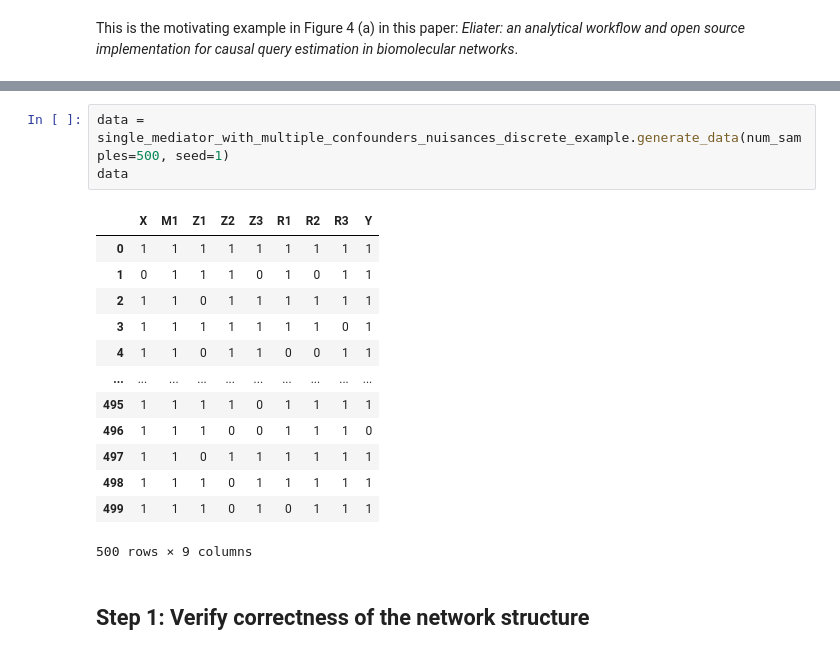
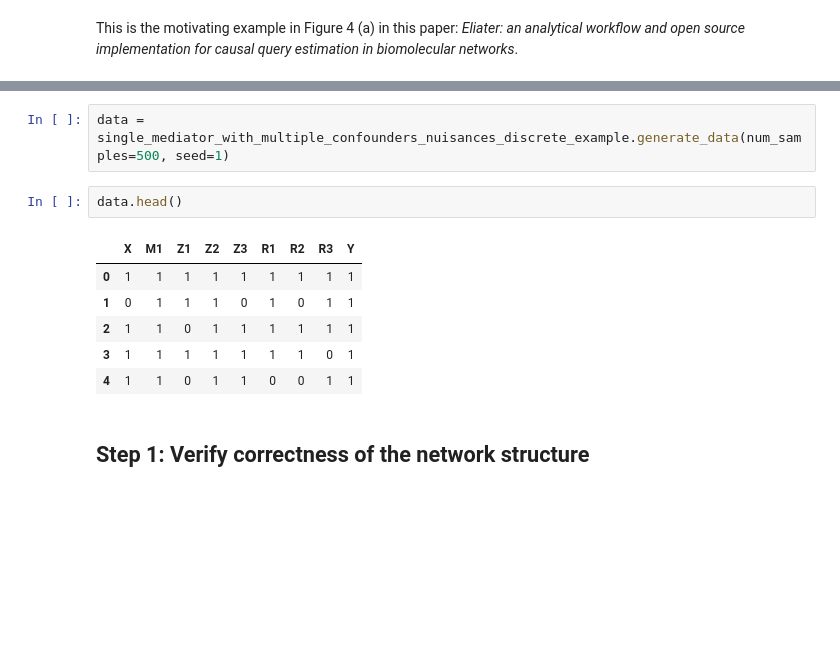
Before and after one commit to y0-causal-inference/eliater, a Jupyter notebook: notebooks/motivating_example.ipynb, the cells around one changed output, grey strips where cells are left out. Cells and saved outputs as stored; diff of their text form; blank space fills up the shorter version.

```diff
--- a/notebooks/motivating_example.ipynb
+++ b/notebooks/motivating_example.ipynb
@@ -185,19 +37,13 @@ single_mediator_with_multiple_confounders_nuisances_discrete_example = Example(
 # %%
 data = single_mediator_with_multiple_confounders_nuisances_discrete_example.generate_data(num_samples=500, seed=1)
-data
-# %% [output]
-|  | X | M1 | Z1 | Z2 | Z3 | R1 | R2 | R3 | Y |
-| 0 | 1 | 1 | 1 | 1 | 1 | 1 | 1 | 1 | 1 |
-| 1 | 0 | 1 | 1 | 1 | 0 | 1 | 0 | 1 | 1 |
-| 2 | 1 | 1 | 0 | 1 | 1 | 1 | 1 | 1 | 1 |
-| 3 | 1 | 1 | 1 | 1 | 1 | 1 | 1 | 0 | 1 |
-| 4 | 1 | 1 | 0 | 1 | 1 | 0 | 0 | 1 | 1 |
-| ... | ... | ... | ... | ... | ... | ... | ... | ... | ... |
-| 495 | 1 | 1 | 1 | 1 | 0 | 1 | 1 | 1 | 1 |
-| 496 | 1 | 1 | 1 | 0 | 0 | 1 | 1 | 1 | 0 |
-| 497 | 1 | 1 | 0 | 1 | 1 | 1 | 1 | 1 | 1 |
-| 498 | 1 | 1 | 1 | 0 | 1 | 1 | 1 | 1 | 1 |
-| 499 | 1 | 1 | 1 | 0 | 1 | 0 | 1 | 1 | 1 |
-500 rows × 9 columns
+# %%
+data.head()
+# %% [output]
+|  | X | M1 | Z1 | Z2 | Z3 | R1 | R2 | R3 | Y |
+| 0 | 1 | 1 | 1 | 1 | 1 | 1 | 1 | 1 | 1 |
+| 1 | 0 | 1 | 1 | 1 | 0 | 1 | 0 | 1 | 1 |
+| 2 | 1 | 1 | 0 | 1 | 1 | 1 | 1 | 1 | 1 |
+| 3 | 1 | 1 | 1 | 1 | 1 | 1 | 1 | 0 | 1 |
+| 4 | 1 | 1 | 0 | 1 | 1 | 0 | 0 | 1 | 1 |
 # %% [markdown]
 ## Step 1: Verify correctness of the network structure
```
Also changed, not shown: parts of 15 cells of this notebook, 6 other files.
